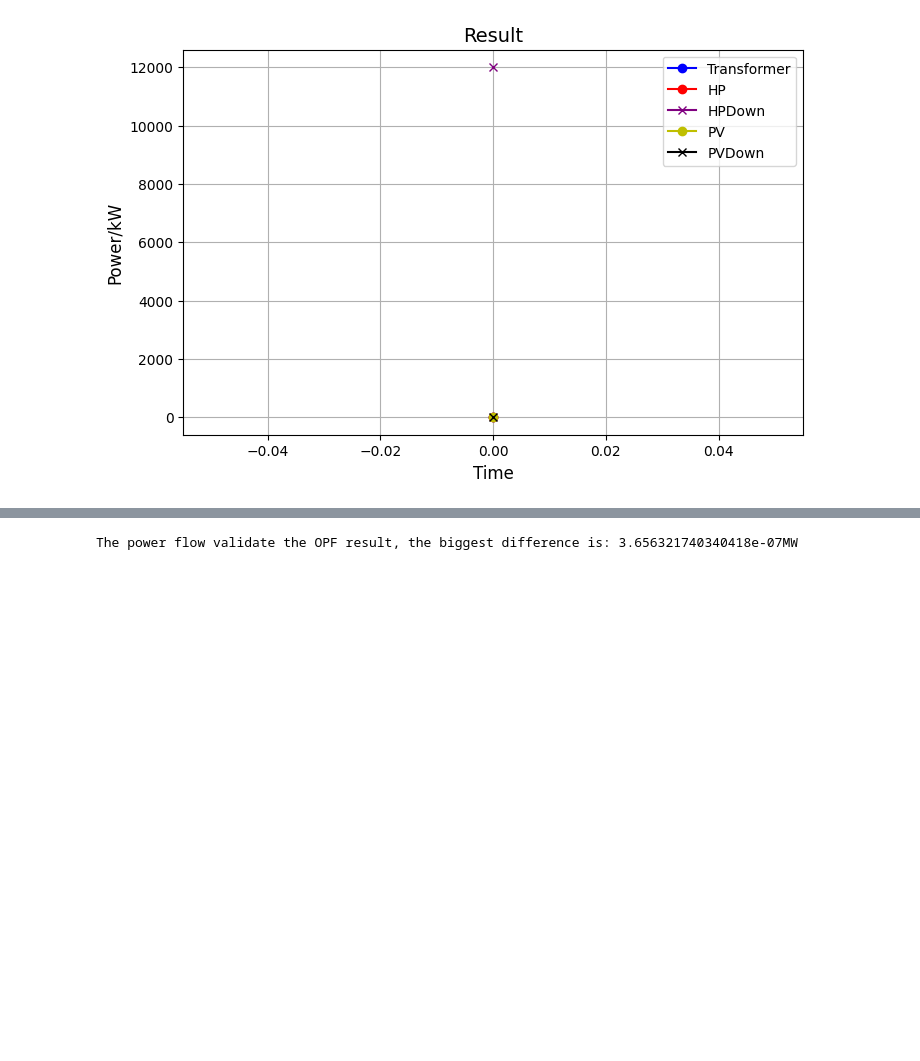
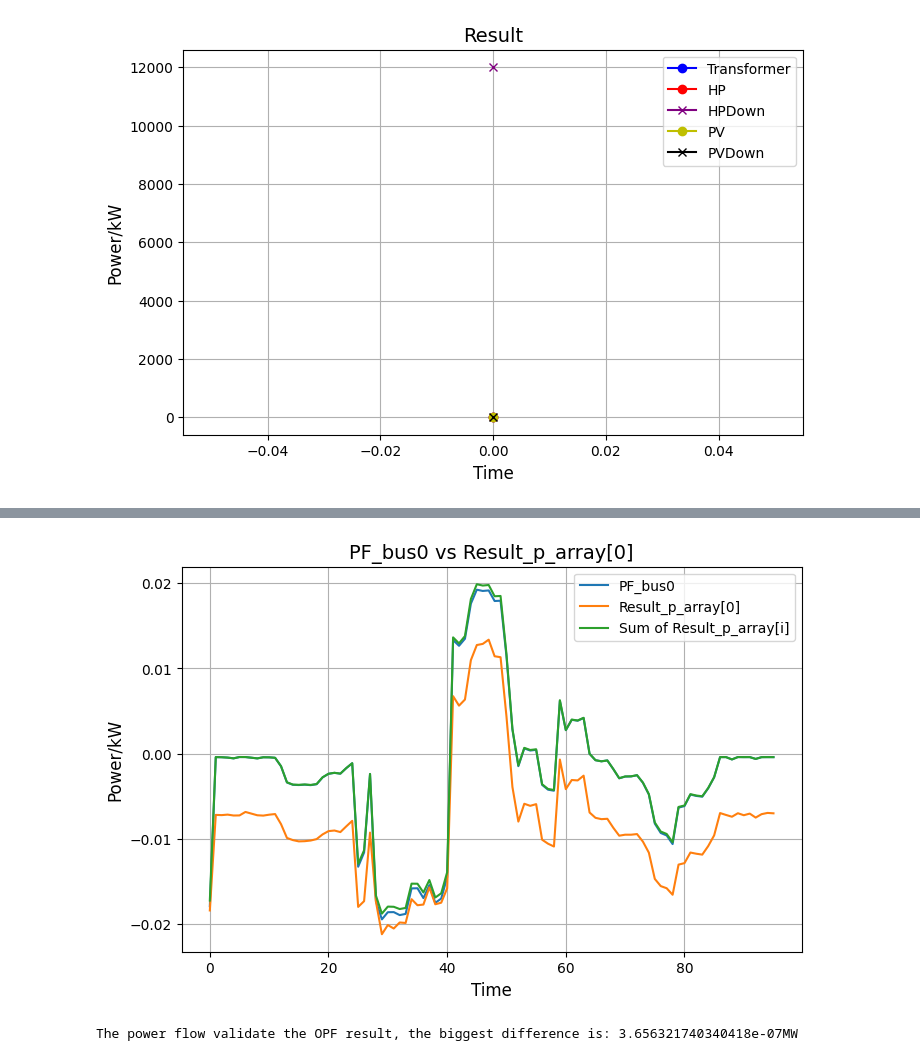
Before and after one commit to XinLiTue/Congestion-Management-based-on-Thermal-Comfort, a Jupyter notebook: FullModel.ipynb, the cells around one changed output, grey strips where cells are left out. Saved outputs shown, nothing was run; the diff lists cells and outputs as text; code cells hidden in the pictures; blank space fills up the shorter version.

```diff
--- a/FullModel.ipynb
+++ b/FullModel.ipynb
@@ -167,11 +174,11 @@ for t in range(Time_day):
         #choose the time
     run_time=t
     # pv efficiency in selected time
-    pv_ef=expanded_df.at[run_time+40,"Quarter_Hourly_Data"]
+    pv_ef=expanded_df.at[run_time,"Quarter_Hourly_Data"]
     # load in selected time
-    p_baseload=LoadPower.iloc[run_time+40,1:]*1E-3
+    p_baseload=LoadPower.iloc[run_time,1:]*1E-3
     p_baseload=p_baseload.tolist()
-    q_baseload=LoadReact.iloc[run_time+40,1:]*1E-3
+    q_baseload=LoadReact.iloc[run_time,1:]*1E-3
     q_baseload=q_baseload.tolist()
 
     # for slack bus, power balance
@@ -190,9 +197,7 @@ for t in range(Time_day):
             if (network.at[i,'EndNode'] == j) :
                 P_inFlow += PLine[i,t]
                 P_loss += l[i,t]*network.at[i,'R']
-        m.addConstr(1E3*(p[j,t] \
-                         # + slack_pos[j,t] -slack_neg[j,t]\
-                        ) == -1E3*P_outFlow + 1E3*(P_inFlow-P_loss),name = "BusPower{}".format(j))
+        m.addConstr( p[j,t] == -P_outFlow + (P_inFlow-P_loss),name = "BusPower{}".format(j))
     for j in range(0,n_bus):
         Q_outFlow = 0
         Q_inFlow = 0
@@ -203,18 +208,18 @@ for t in range(Time_day):
             if (network.at[i,'EndNode'] == j):
                 Q_inFlow += QLine[i,t]
                 Q_loss += l[i,t]*network.at[i,'X']
-        m.addConstr(1E3*(q[j,t]  ) == -1E3*Q_outFlow + 1E3*(Q_inFlow-Q_loss) ,name = "BusReact{}".format(j))
+        m.addConstr((q[j,t]  ) == -Q_outFlow + (Q_inFlow-Q_loss) ,name = "BusReact{}".format(j))
     # voltage relation
     for i in range(n_bus-1):
-        m.addConstr(1E5*v[network.at[i,'EndNode'],t] == 1E5*v[network.at[i,'StartNode'],t]\
-                    -1E5*2*(network.at[i,'R']*PLine[i,t] \
-                        +network.at[i,'X']*QLine[i,t])+1E5*(network.at[i,'R']**2+network.at[i,'X']**2)*l[i,t],name = "LineVoltage{}".format(i))
+        m.addConstr(v[network.at[i,'EndNode'],t] == v[network.at[i,'StartNode'],t]\
+                    -2*(network.at[i,'R']*PLine[i,t] \
+                        +network.at[i,'X']*QLine[i,t])+(network.at[i,'R']**2+network.at[i,'X']**2)*l[i,t],name = "LineVoltage{}".format(i))
 
     for i in range(n_bus-1):
         m.addQConstr(1E3*PLine[i,t] * PLine[i,t] +1E3*QLine[i,t] * QLine[i,t] <=1E3* l[i,t] * v[network.at[i,'StartNode'],t], name = "BusSOCP{}".format(i))
 
     for i in range(n_bus-1):
-            m.addConstr(1E3*l[i,t]  <= 1E3*(network.at[i,'Inom'])**2,name = "LineCurrent{}".format(i))
+            m.addConstr(l[i,t]  <= (network.at[i,'Inom'])**2,name = "LineCurrent{}".format(i))
     m.addConstr(v[0,t] == v_ref**2,"transVol") #3 additional constraint
     # load constraints
     for i in range(n_bus):
@@ -452,7 +457,10 @@ def epse_feeder(t):
 if __name__ == "__main__":
     TransAva=[]
     PFdiff =[]
+    PF_bus0=[]
     for t in range(Time_day):
         net,p_bus0,q_bus0 = epse_feeder(t)
-        TransAva.append(p_bus0 - congestion_limit[t])
-        PFdiff.append(abs(p_bus0 - Result_p_array[0][t]))
+        # add p_bus0 to the list
+        PF_bus0.append(p_bus0)
+        # TransAva.append(p_bus0 - congestion_limit[t])
+        # PFdiff.append(abs(p_bus0 - Result_p_array[0][t]))
@@ -459,3 +470,19 @@ if __name__ == "__main__":
+# %%
+# compare PF_bus0 with Result_p_array[0] in every time step in a plot
+import matplotlib.pyplot as plt
+plt.figure(figsize=(8, 5))
+plt.plot(PF_bus0, label='PF_bus0')
+plt.plot(Result_p_array[0], label='Result_p_array[0]')
+# add sum (Result_p_array[i] for i in range(1, n_bus)) to the plot
+plt.plot(-sum(Result_p_array[i] for i in range(1, n_bus)), label='Sum of Result_p_array[i]')
+plt.xlabel('Time', fontsize=12)
+plt.ylabel('Power/kW', fontsize=12)
+plt.title('PF_bus0 vs Result_p_array[0]', fontsize=14)
+plt.grid(True)
+plt.legend()
+plt.show()
+# %% [output]
+[figure, added]
 # %%
 #check the transformer's power
 min_value = min(TransAva)
```
Also changed, not shown: parts of 9 cells of this notebook.
